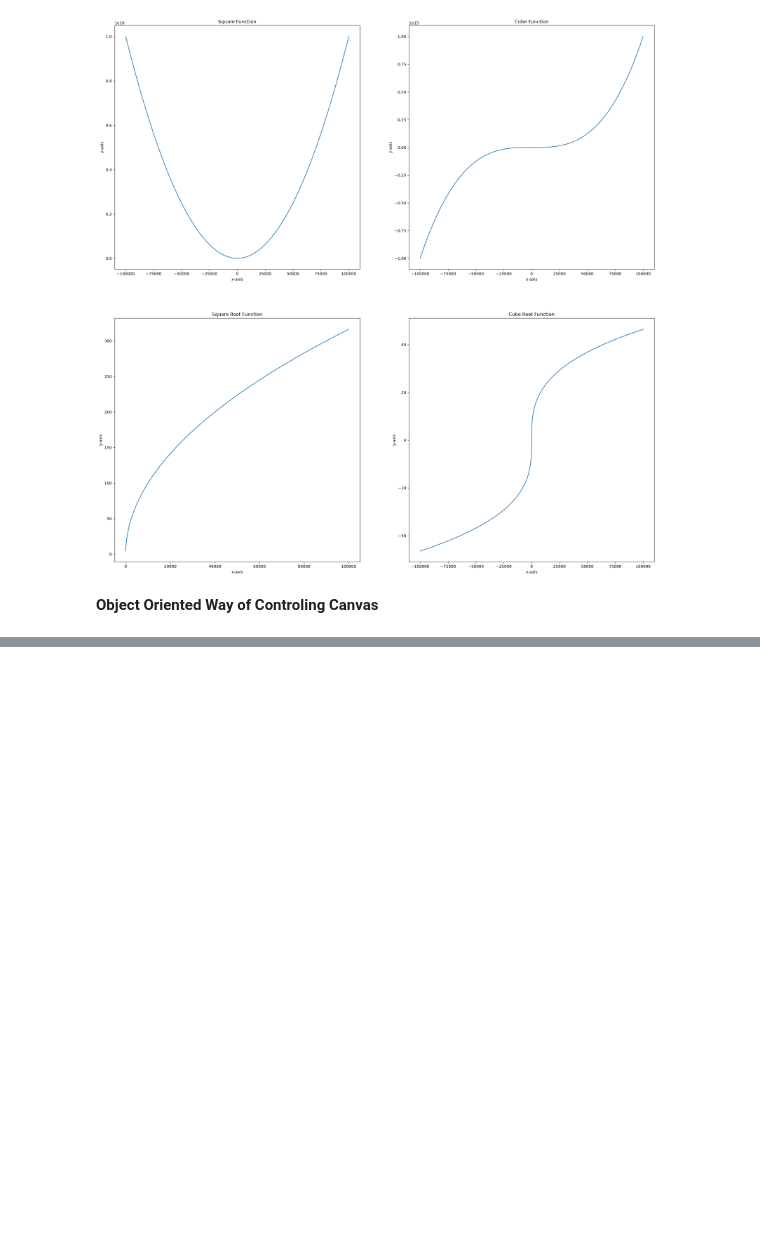
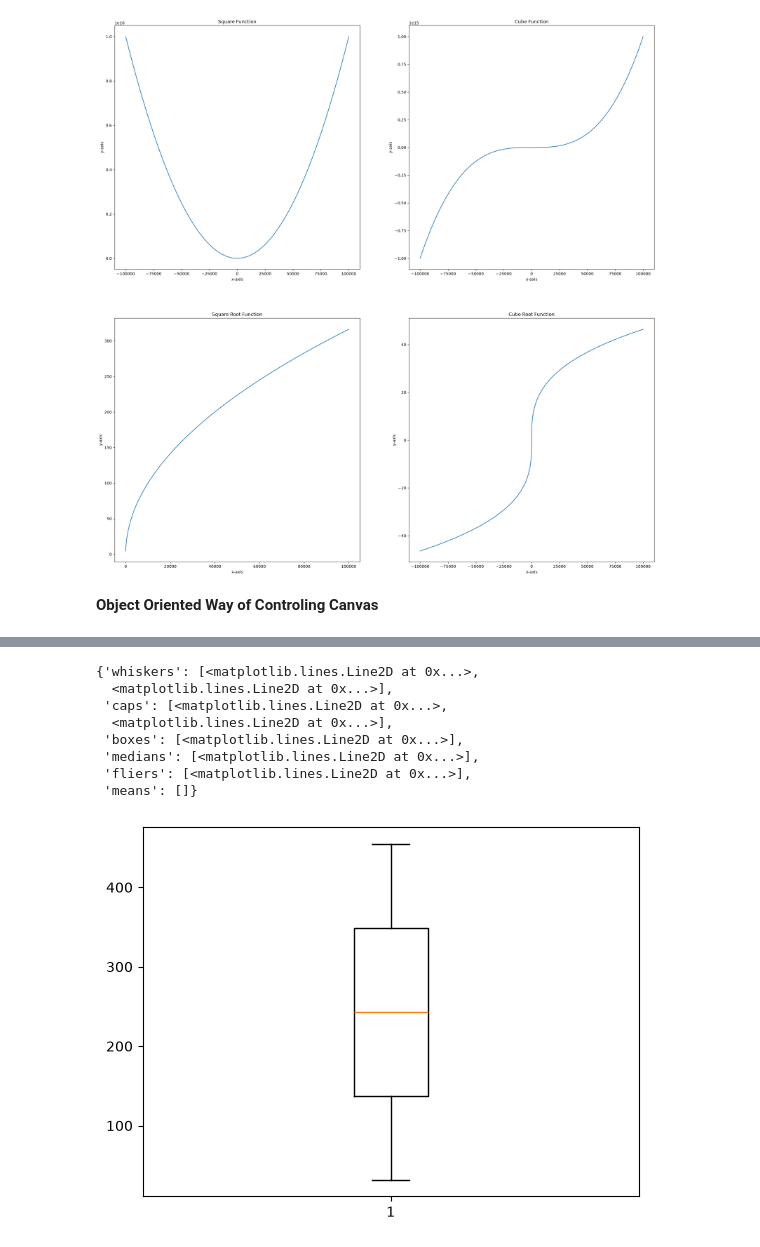
Before and after one commit to Aarya-Bhusal/Data-Visualization-Notes, a Jupyter notebook: matplotlib.ipynb, the cells around one changed output, grey strips where cells are left out. Drawn from its saved outputs; the diff is of its cells as text; code cells hidden in the pictures; blank space fills up the shorter version.

```diff
--- a/matplotlib.ipynb
+++ b/matplotlib.ipynb
@@ -87,0 +99,14 @@ ax2.plot(y,x)
+# %%
+# Box plot [min, Q1, Q2(Median), Q3, max]
+arr = np.arange(32, 456, 3)
+plt.boxplot(arr)
+# %% [output]
+{'whiskers': [<matplotlib.lines.Line2D at 0x...>,
+  <matplotlib.lines.Line2D at 0x...>],
+ 'caps': [<matplotlib.lines.Line2D at 0x...>,
+  <matplotlib.lines.Line2D at 0x...>],
+ 'boxes': [<matplotlib.lines.Line2D at 0x...>],
+ 'medians': [<matplotlib.lines.Line2D at 0x...>],
+ 'fliers': [<matplotlib.lines.Line2D at 0x...>],
+ 'means': []}
+[figure, added]
```
Also changed, not shown: parts of 3 cells of this notebook.
